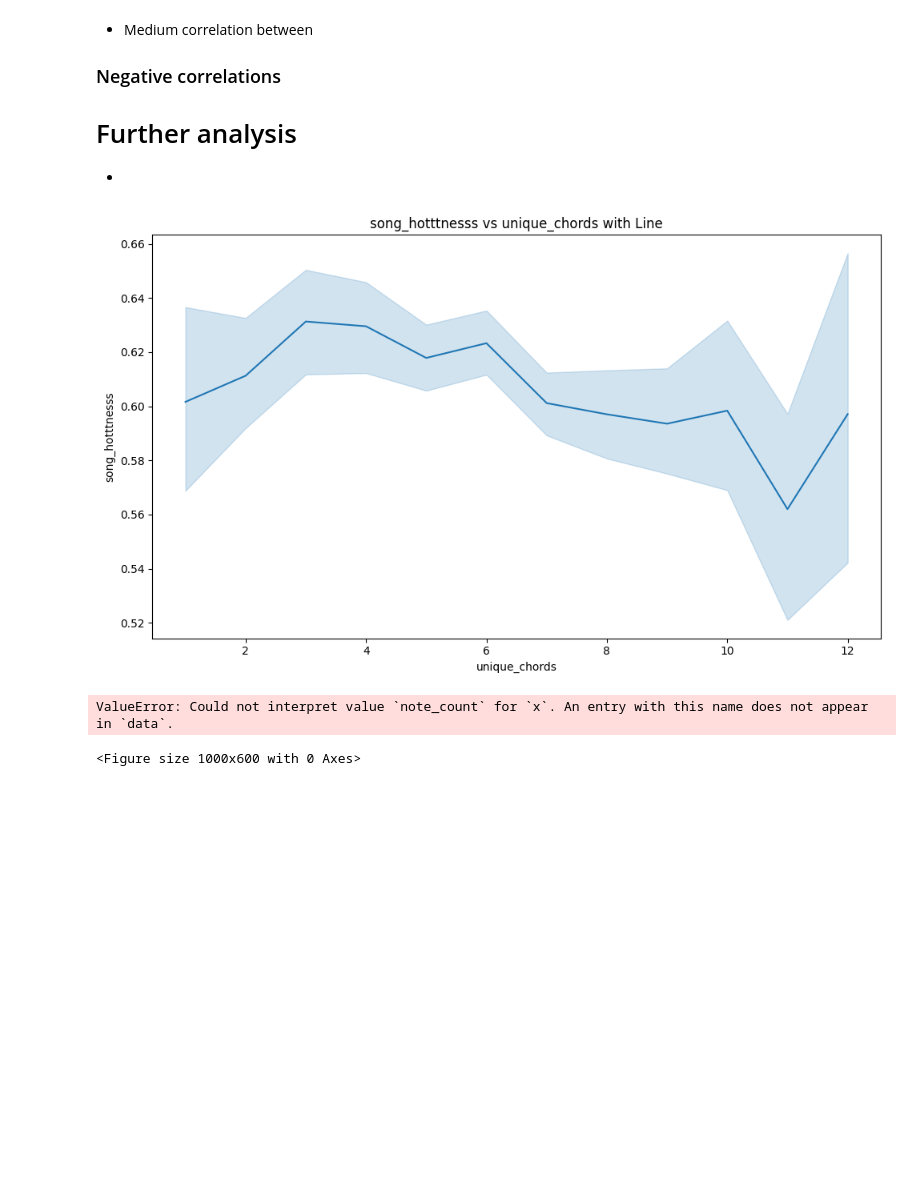
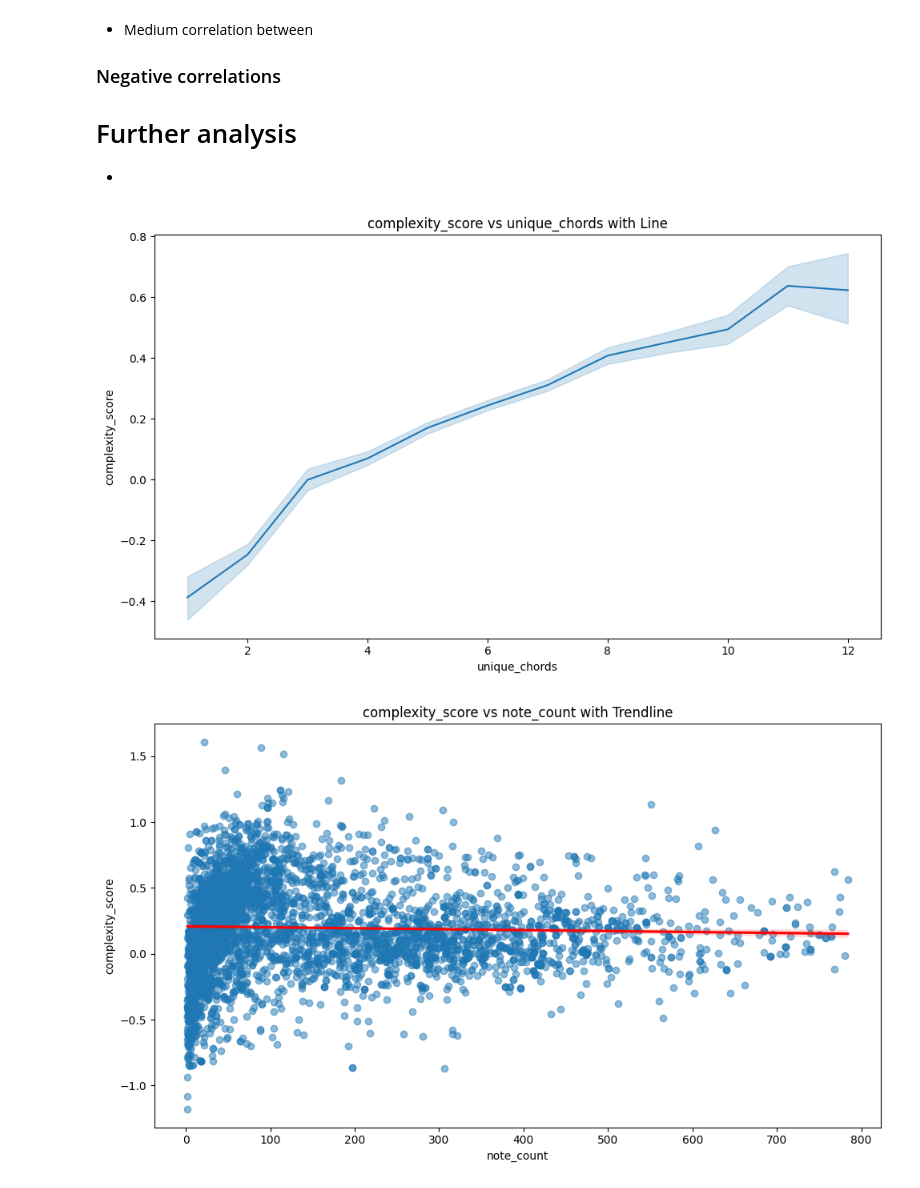
Before and after one commit to jbromfld/radiofed, a Jupyter notebook: ipynb/01_eda.ipynb, the cells around one changed output. Saved outputs shown, nothing was run; the diff lists cells and outputs as text; code cells hidden in the pictures; blank space fills up the shorter version.

```diff
--- a/ipynb/01_eda.ipynb
+++ b/ipynb/01_eda.ipynb
@@ -118,0 +181,3 @@ memory usage: 742.3+ KB
+# %%
+# Encode key_mode as binary feature (1 for major, 0 for minor)
+df_transformed['is_major'] = (df_transformed['key_mode'] == 'major').astype(int)
@@ -118,0 +212,12 @@ memory usage: 742.3+ KB
+# %%
+# Filter out outliers based on domain knowledge and feature distributions
+df_transformed = df_transformed[
+    (df_transformed["tempo_bpm"] <= 300) &
+    (df_transformed["note_count"] > 0) &
+    (df_transformed["avg_pitch"] > 0) &
+    (df_transformed["pitch_range"] > 0) &
+    (df_transformed["pitch_variance"] < 1000) &
+    (df_transformed["avg_note_density"] < 20) &
+    (df_transformed["note_count"] < 800) &
+    (df_transformed["key_confidence"] > 0.0)
+]
@@ -297,15 +394,0 @@ dtype: float64
-# %%
-df_transformed = df.copy()
-
-log_cols = [
-    'pitch_variance', 'note_duration_variance',
-    'melodic_interval', 'total_measures',
-    'avg_note_duration'
-]
-
-# df_transformed[log_cols] = np.log1p(df[log_cols])
-
-for col in log_cols:
-    pr(f"Applying log transformation to {col} (skewness: {df[col].skew():.2f})")
-    df_transformed[f"{col}_log"] = np.log1p(df_transformed[col])
-    df_transformed.drop(columns=col, inplace=True)
@@ -427,15 +477,16 @@ def line_with_trendline(data, x, y):
     plt.tight_layout()
     plt.show()
 # %%
-y = "song_hotttnesss"
+y = "complexity_score"
 line_with_trendline(df_transformed, "unique_chords", y)
-line_with_trendline(df_transformed, "note_count", y)
+scatter_with_trendline(df_transformed, "note_count", y)
 scatter_with_trendline(df_transformed, "chord_entropy", y)
 scatter_with_trendline(df_transformed, "pitch_range", y)
+scatter_with_trendline(df_transformed, "song_hotttnesss", y)
 
-y = "tempo_bpm"
-line_with_trendline(df_transformed, "unique_chords", y)
+x = "unique_chords"
+line_with_trendline(df_transformed, x, "tempo_bpm")
+line_with_trendline(df_transformed, x, "note_count")
 # %% [output]
-[figure, old version]
+[figure, new version]
-ValueError: Could not interpret value `note_count` for `x`. An entry with this name does not appear in `data`.
-<Figure size 1000x600 with 0 Axes>
+[figure, added]
```
Also changed, not shown: parts of 33 cells of this notebook.
